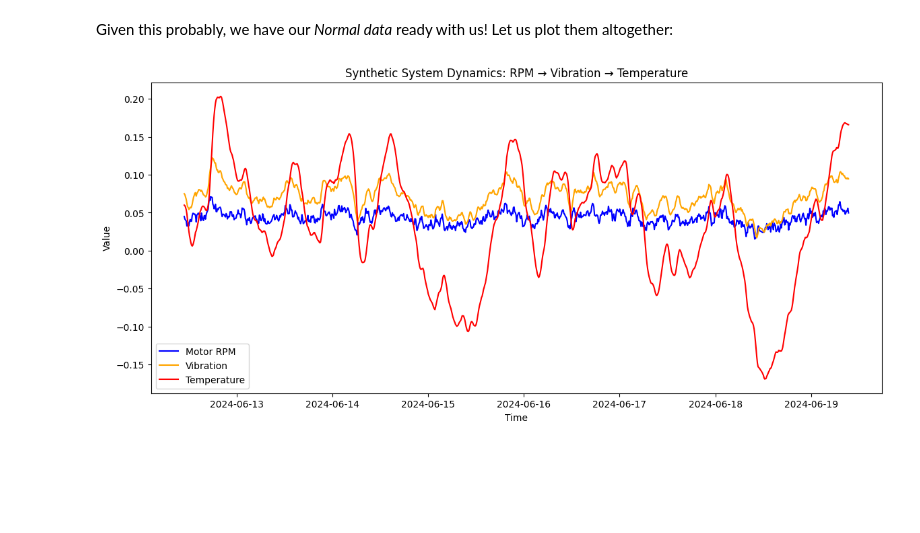
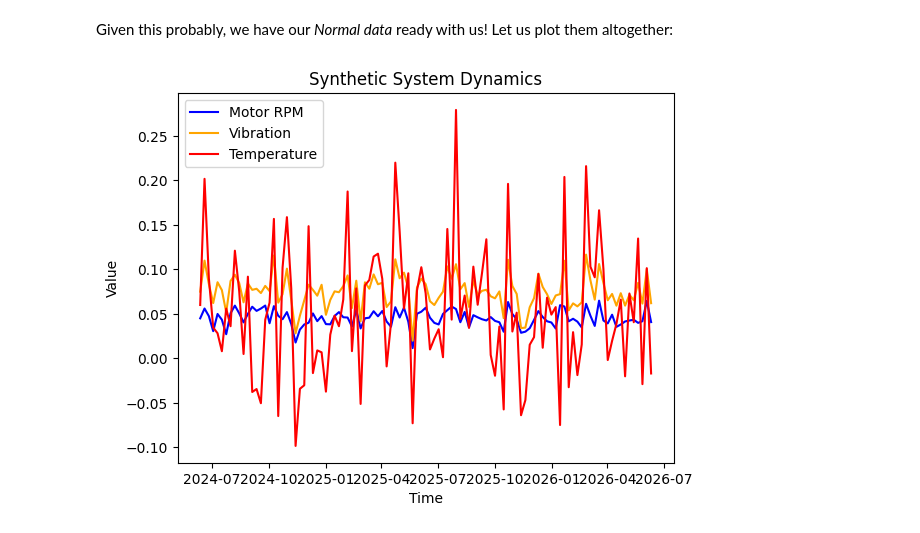
Before and after one commit to suu-b/Snowflake, a Jupyter notebook: synthetic_data_gen/main.ipynb, the cells around one changed output. Drawn from its saved outputs; the diff is of its cells as text; code cells hidden in the pictures; blank space fills up the shorter version.

```diff
--- a/synthetic_data_gen/main.ipynb
+++ b/synthetic_data_gen/main.ipynb
@@ -39,8 +39,7 @@ We are creating a basic normal industrial synthetic data series here. The idea i
 
 This is Gaussian Noise. In blunt terms, positive and negative errors occurs concentrated near the mean. The Below code generates such a dataset:
 # %%
-# The total number of records to be generated
-num_records = 1000
+num_records = 100
 
 # The start time for the generation
 start_time = pd.Timestamp("2024-06-12 10:52:00")
@@ -165,11 +164,19 @@ and we know such behavior is shown by the [sine wave](https://en.wikipedia.org/w
 where, t is the time index, P is period i.e. number of steps after which pattern repeats and, 2π since value is repeated after a full cycle.
 So, the expression will start at 0, then raise to 1 and then fall to -1 - all smoothly - giving us the seasonality effect.
 We will multiply it with a constant number to add to our base RPM to produce a seasonality effect. This number will be called as the **Seasonal Amplitude**.
+# %%
+df = pd.DataFrame()
+
+num_days = 730
+interval_minutes = 10
+
+interval = pd.Timedelta(minutes=interval_minutes)
+steps_per_day = (24 * 60) // interval_minutes
+num_records = num_days * steps_per_day
+
+timestamps = [start_time + i * interval for i in range(num_records)]
+df["timestamp"] = timestamps
 # %%
-df.drop(columns=df.columns, inplace=True)
-
-df['timestamp'] = timestamps
-
 # RPM
 # First, rpm_t = rpm_{t-1} + small_adjustment [Inertia with gaussian noise]
 # Second, rpm_t = baseline + seasonal_effect + trend [Seasonality]
@@ -185,7 +192,7 @@ motor_rpm[0] = 0.045
 rpm_noise_std = 0.004
 control_strength = 0.1
 seasonal_amplitude = 0.004
-seasonal_period = 144 # 24*7 -> daily cycle
+seasonal_period = steps_per_day*7 # weekly
 
 
 
@@ -257,16 +264,16 @@ plt.show() # we can notice that it responds sluggishly to rpm and carries its ow
 # %% [markdown]
 Given this probably, we have our *Normal data* ready with us! Let us plot them altogether:
 # %%
-plt.figure(figsize=(14, 6))
+df_to_plot = df.iloc[::1008]
+# plt.figure(figsize=(0,6))
+plt.plot(df_to_plot['timestamp'], df_to_plot['motor_rpm'], label='Motor RPM', color='blue')
+plt.plot(df_to_plot['timestamp'], df_to_plot['vibration'], label='Vibration', color='orange')
+plt.plot(df_to_plot['timestamp'], df_to_plot['temperature'], label='Temperature', color='red')
 
-plt.plot(df['timestamp'], motor_rpm, label='Motor RPM', color='blue')
-plt.plot(df['timestamp'], vibration, label='Vibration', color='orange')
-plt.plot(df['timestamp'], temperature, label='Temperature', color='red')
-
-plt.title("Synthetic System Dynamics: RPM → Vibration → Temperature")
+plt.title("Synthetic System Dynamics")
 plt.xlabel("Time")
 plt.ylabel("Value")
 plt.legend()
 plt.show()
 # %% [output]
-[figure, old version]
+[figure, new version]
```
Also changed, not shown: parts of 7 cells of this notebook, 2 other files.
